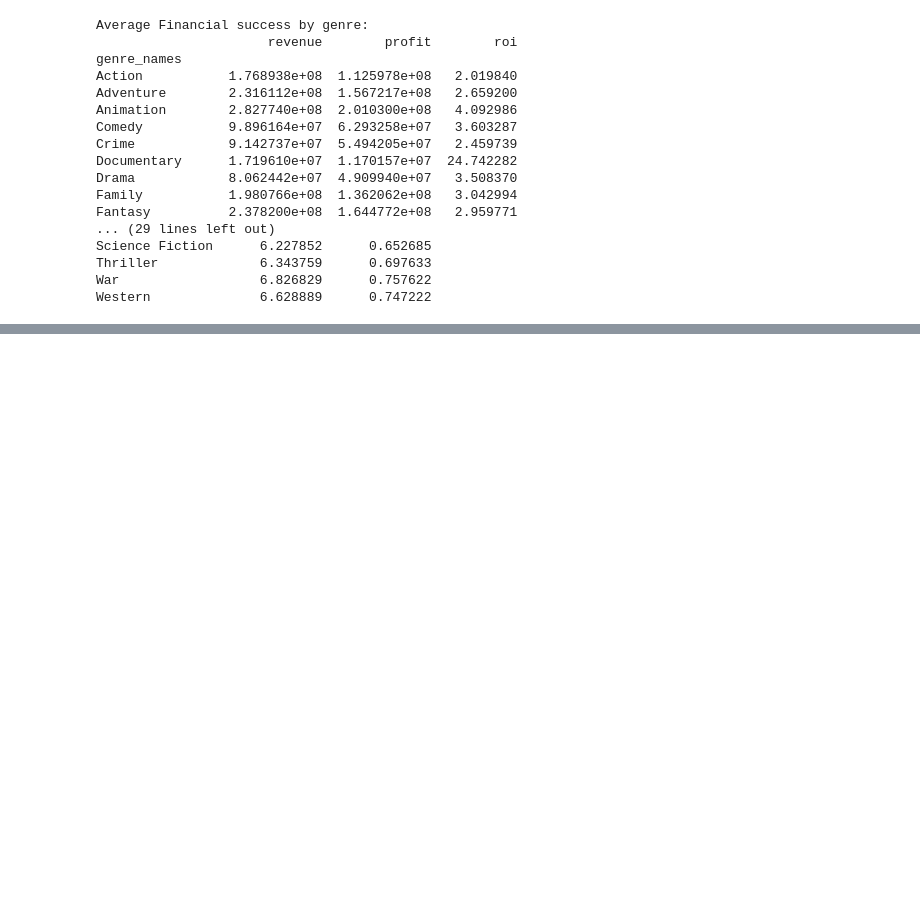
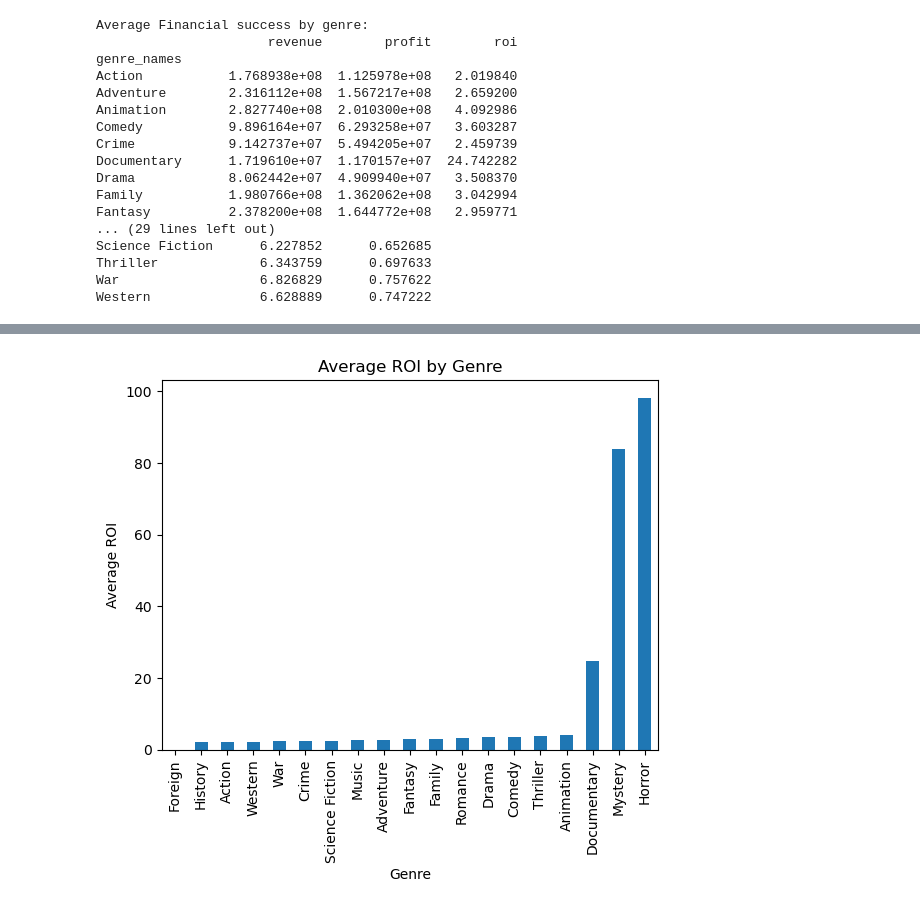
Before and after one commit to SamuelCooper1105/FP532, a Jupyter notebook: FP532.ipynb, the cells around one changed output, grey strips where cells are left out. Saved outputs shown, nothing was run; the diff lists cells and outputs as text; code cells hidden in the pictures; blank space fills up the shorter version.

```diff
--- a/FP532.ipynb
+++ b/FP532.ipynb
@@ -278,0 +292,12 @@ thinkfilm                              6.4500        0.7500
+# %%
+# Gets the genres by average ROI in sorted order
+top_genres_by_roi = financial_success_by_genre.sort_values(by="roi", ascending=True)
+# Plots a bar chart onto the sorted genres
+top_genres_by_roi["roi"].plot(kind="bar")
+plt.title("Average ROI by Genre")
+plt.xlabel("Genre")
+plt.ylabel("Average ROI")
+plt.xticks(rotation=90)
+plt.show()
+# %% [output]
+[figure, added]
```
Also changed, not shown: parts of 30 cells of this notebook.
